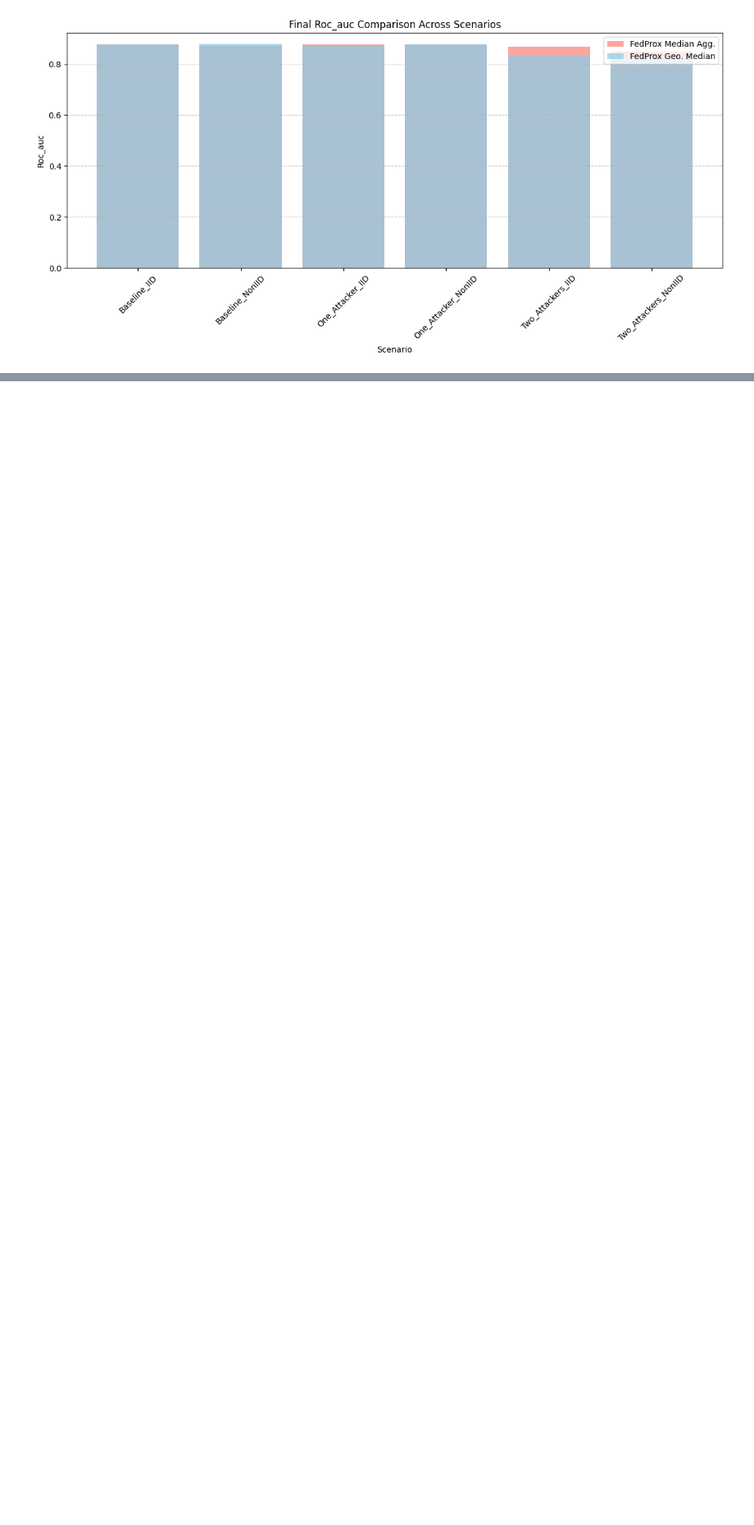
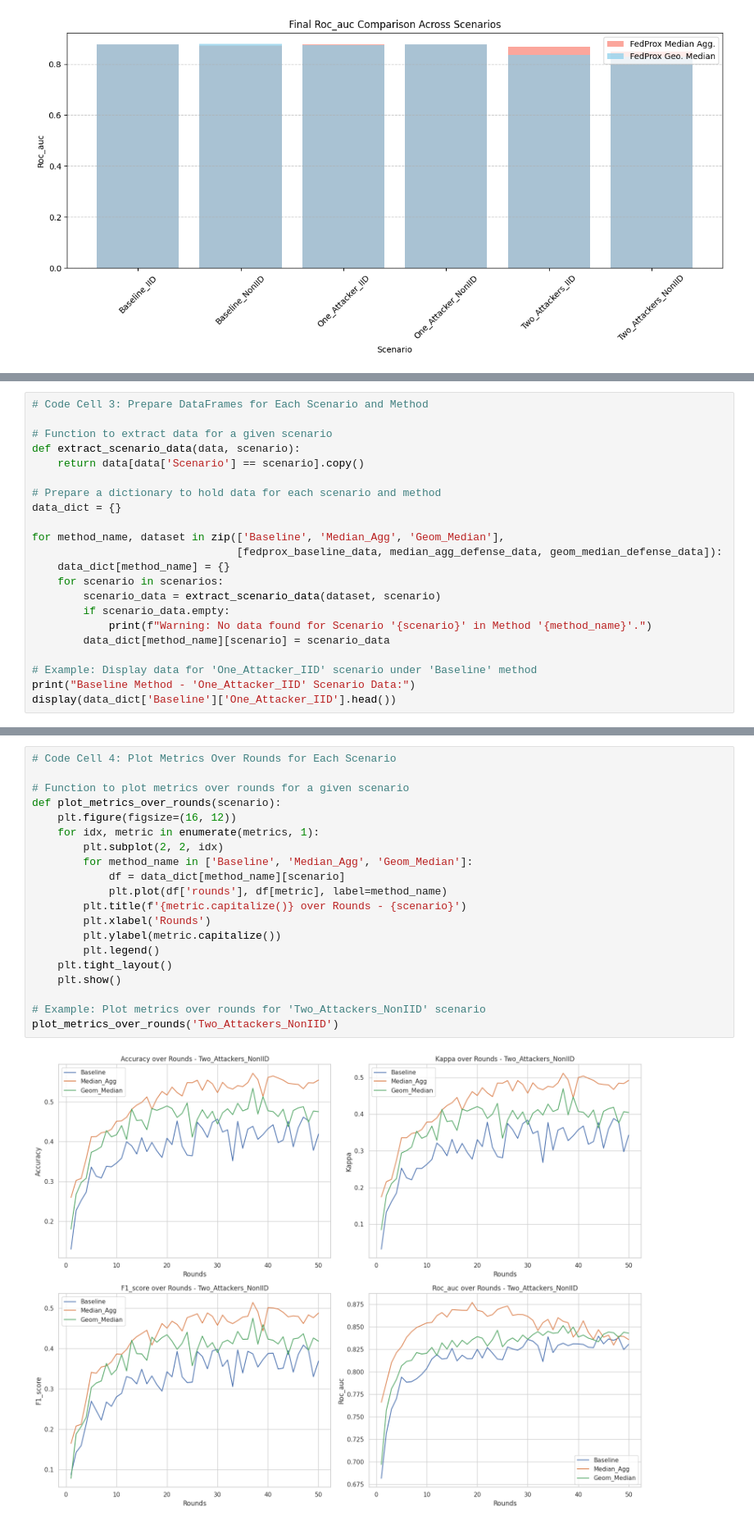
Before and after one commit to YouDontKnowWho/AiSafety-Assignment, a Jupyter notebook: 2.4_Median_Aggregation.ipynb, the cells around one changed output, grey strips where cells are left out. Shown at 82% size. Cells and saved outputs as stored; diff of their text form; blank space fills up the shorter version.

```diff
--- a/2.4_Median_Aggregation.ipynb
+++ b/2.4_Median_Aggregation.ipynb
@@ -1138,0 +1004,22 @@ This table compares the performance of the two defense methods directly for the
+# %%
+# Code Cell 3: Prepare DataFrames for Each Scenario and Method
+
+# Function to extract data for a given scenario
+def extract_scenario_data(data, scenario):
+    return data[data['Scenario'] == scenario].copy()
+
+# Prepare a dictionary to hold data for each scenario and method
+data_dict = {}
+
+for method_name, dataset in zip(['Baseline', 'Median_Agg', 'Geom_Median'],
+                                [fedprox_baseline_data, median_agg_defense_data, geom_median_defense_data]):
+    data_dict[method_name] = {}
+    for scenario in scenarios:
+        scenario_data = extract_scenario_data(dataset, scenario)
+        if scenario_data.empty:
+            print(f"Warning: No data found for Scenario '{scenario}' in Method '{method_name}'.")
+        data_dict[method_name][scenario] = scenario_data
+
+# Example: Display data for 'One_Attacker_IID' scenario under 'Baseline' method
+print("Baseline Method - 'One_Attacker_IID' Scenario Data:")
+display(data_dict['Baseline']['One_Attacker_IID'].head())
@@ -1138,0 +1034,22 @@ This table compares the performance of the two defense methods directly for the
+# %%
+# Code Cell 4: Plot Metrics Over Rounds for Each Scenario
+
+# Function to plot metrics over rounds for a given scenario
+def plot_metrics_over_rounds(scenario):
+    plt.figure(figsize=(16, 12))
+    for idx, metric in enumerate(metrics, 1):
+        plt.subplot(2, 2, idx)
+        for method_name in ['Baseline', 'Median_Agg', 'Geom_Median']:
+            df = data_dict[method_name][scenario]
+            plt.plot(df['rounds'], df[metric], label=method_name)
+        plt.title(f'{metric.capitalize()} over Rounds - {scenario}')
+        plt.xlabel('Rounds')
+        plt.ylabel(metric.capitalize())
+        plt.legend()
+    plt.tight_layout()
+    plt.show()
+
+# Example: Plot metrics over rounds for 'Two_Attackers_NonIID' scenario
+plot_metrics_over_rounds('Two_Attackers_NonIID')
+# %% [output]
+[figure, added]
```
Also changed, not shown: parts of 14 cells of this notebook, 1 other file.
